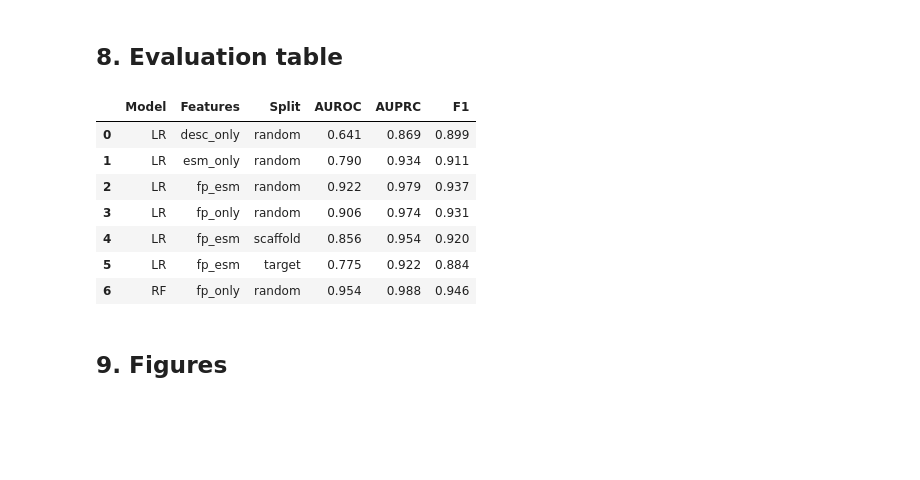
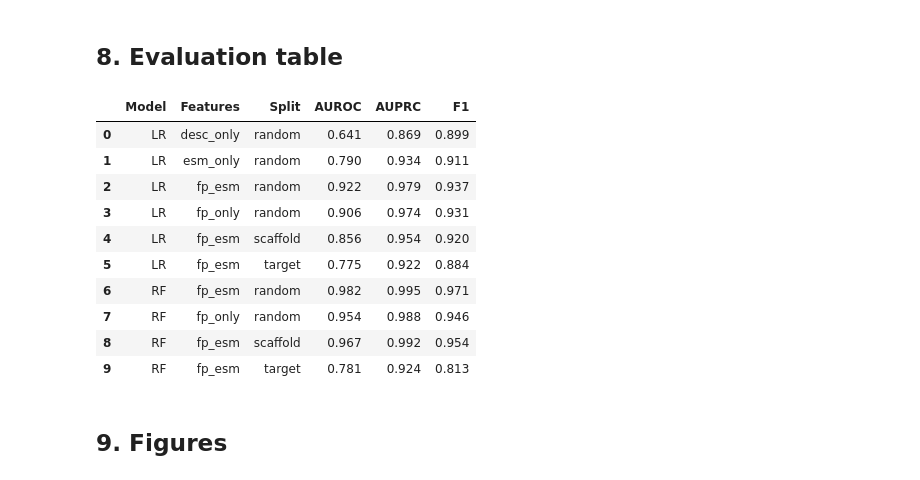
Before and after one commit to sputhenofficial/bindscape, a Jupyter notebook: notebook.ipynb, the cells around one changed output. Cells and saved outputs as stored; diff of their text form; code cells hidden in the pictures; blank space fills up the shorter version.

```diff
--- a/notebook.ipynb
+++ b/notebook.ipynb
@@ -316,21 +318 @@ Ready: LR fp_esm random
 Ready: LR fp_esm held-out target + scaffold splits
-# %%
-import psutil
-
-available_gb = psutil.virtual_memory().available / 1e9
-print(f'Available RAM: {available_gb:.1f} GB')
-
-key_rf_fp = ('RF', 'fp_only', 'random')
-models[key_rf_fp] = load_or_fit_rf(key_rf_fp, features['fp_only'][idx_train1], y[idx_train1])
-print('Ready: RF fp_only')
-
-X_fp_esm = features['fp_esm']
-# data matrix stored once + ~100 bytes/sample/tree for node structs
-est_gb = (X_fp_esm[idx_train1].nbytes + 300 * len(idx_train1) * 100) / 1e9
-key_rf_esm = ('RF', 'fp_esm', 'random')
-if available_gb > est_gb + 2.0:
-    models[key_rf_esm] = load_or_fit_rf(key_rf_esm, X_fp_esm[idx_train1], y[idx_train1])
-    print('Ready: RF fp_esm')
-else:
-    print(f'Skipping RF fp_esm (est {est_gb:.1f}GB > available {available_gb:.1f}GB); using fp_only fallback')
-    models[key_rf_esm] = models[key_rf_fp]
@@ -340,0 +319,15 @@ Skipping RF fp_esm (est 14.9GB > available 2.2GB); using fp_only fallback
+# %%
+all_rf_keys = [
+    ('RF', 'fp_only',  'random'),
+    ('RF', 'fp_esm',   'random'),
+    ('RF', 'fp_esm',   'target'),
+    ('RF', 'fp_esm',   'scaffold'),
+]
+
+for key in all_rf_keys:
+    path = MODELS_DIR / ('_'.join(key) + '.joblib')
+    if path.exists():
+        models[key] = joblib.load(path)
+        print(f'Loaded {key}')
+    else:
+        print(f'Missing: {path} — run colab_rf_train.ipynb and download to models/')
@@ -341,9 +343,6 @@ Skipping RF fp_esm (est 14.9GB > available 2.2GB); using fp_only fallback
 # %% [markdown]
 ## 8. Evaluation table
 # %%
-if models.get(('RF', 'fp_esm', 'random')) is models.get(('RF', 'fp_only', 'random')):
-    del models[('RF', 'fp_esm', 'random')]
-
 def best_f1_threshold(model, X_val, y_val):
     probs = model.predict_proba(X_val)[:, 1]
     prec, rec, thresholds = precision_recall_curve(y_val, probs)
@@ -362,34 +361,37 @@ def evaluate(model, X_test, y_test, threshold):
 rows = []
 split_map = {
     'random':   (idx_val1, idx_test1),
     'target':   (idx_train2, idx_test2),  # use train as pseudo-val for threshold
     'scaffold': (idx_train3, idx_test3),
 }
 
 for (model_name, feat_name, split_name), model in models.items():
     idx_val, idx_test = split_map[split_name]
     X = features[feat_name]
     thr = best_f1_threshold(model, X[idx_val], y[idx_val])
     metrics = evaluate(model, X[idx_test], y[idx_test], thr)
     rows.append({
         'Model': model_name, 'Features': feat_name, 'Split': split_name,
         'AUROC': round(metrics['auroc'], 3),
         'AUPRC': round(metrics['auprc'], 3),
         'F1':    round(metrics['f1'], 3),
     })
 
 results_df = pd.DataFrame(rows)
 results_df = results_df.sort_values(['Model', 'Split', 'Features']).reset_index(drop=True)
 results_df
 # %% [output]
 |  | Model | Features | Split | AUROC | AUPRC | F1 |
 | 0 | LR | desc_only | random | 0.641 | 0.869 | 0.899 |
 | 1 | LR | esm_only | random | 0.790 | 0.934 | 0.911 |
 | 2 | LR | fp_esm | random | 0.922 | 0.979 | 0.937 |
 | 3 | LR | fp_only | random | 0.906 | 0.974 | 0.931 |
 | 4 | LR | fp_esm | scaffold | 0.856 | 0.954 | 0.920 |
 | 5 | LR | fp_esm | target | 0.775 | 0.922 | 0.884 |
-| 6 | RF | fp_only | random | 0.954 | 0.988 | 0.946 |
+| 6 | RF | fp_esm | random | 0.982 | 0.995 | 0.971 |
+| 7 | RF | fp_only | random | 0.954 | 0.988 | 0.946 |
+| 8 | RF | fp_esm | scaffold | 0.967 | 0.992 | 0.954 |
+| 9 | RF | fp_esm | target | 0.781 | 0.924 | 0.813 |
 # %% [markdown]
 ## 9. Figures
 # %%
```
Also changed, not shown: parts of 9 cells of this notebook, 5 other files.
